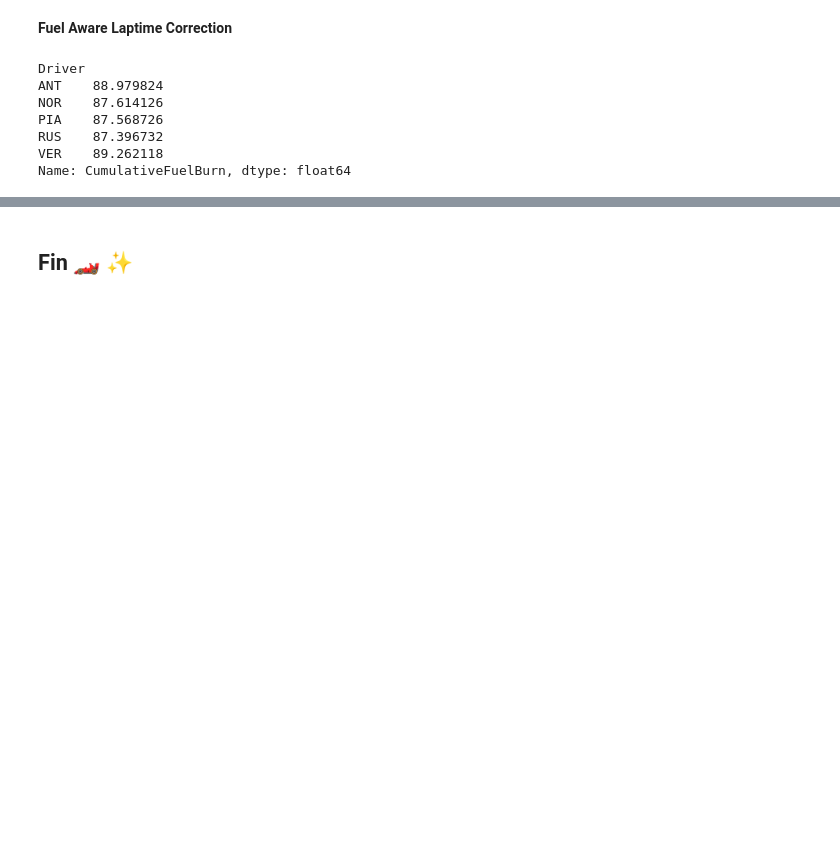
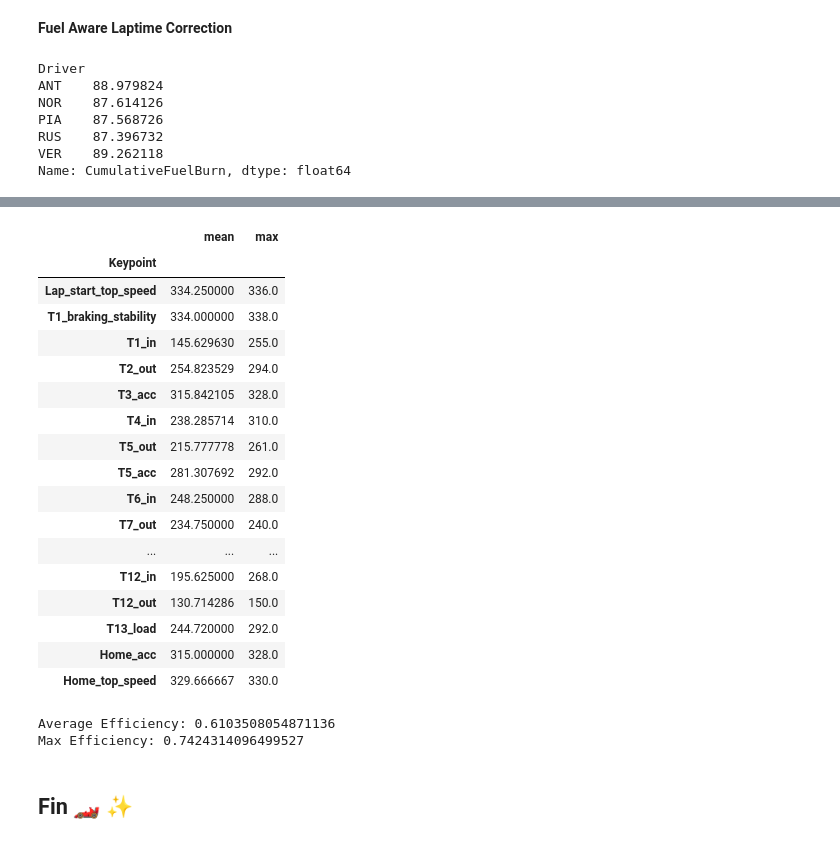
Before and after one commit to anilhimam17/Racing-all-Along, a Jupyter notebook: F1/notebooks/race_debriefs_2025/brazil_2025.ipynb, the cells around one changed output, grey strips where cells are left out. Cells and saved outputs as stored; diff of their text form; code cells hidden in the pictures; blank space fills up the shorter version.

```diff
--- a/F1/notebooks/race_debriefs_2025/brazil_2025.ipynb
+++ b/F1/notebooks/race_debriefs_2025/brazil_2025.ipynb
@@ -314,2 +354,46 @@ Name: CumulativeFuelBurn, dtype: float64
+# %%
+index_corr = pia_laps.groupby("Keypoint", observed=False)["Speed"].agg(["mean", "max"])
+index_corr
+# %% [output]
+|  | mean | max |
+| Keypoint |  |  |
+| Lap_start_top_speed | 334.250000 | 336.0 |
+| T1_braking_stability | 334.000000 | 338.0 |
+| T1_in | 145.629630 | 255.0 |
+| T2_out | 254.823529 | 294.0 |
+| T3_acc | 315.842105 | 328.0 |
+| T4_in | 238.285714 | 310.0 |
+| T5_out | 215.777778 | 261.0 |
+| T5_acc | 281.307692 | 292.0 |
+| T6_in | 248.250000 | 288.0 |
+| T7_out | 234.750000 | 240.0 |
+| ... | ... | ... |
+| T12_in | 195.625000 | 268.0 |
+| T12_out | 130.714286 | 150.0 |
+| T13_load | 244.720000 | 292.0 |
+| Home_acc | 315.000000 | 328.0 |
+| Home_top_speed | 329.666667 | 330.0 |
+# %%
+avg_load_keys = [
+    "T1_in", "T2_out", "T4_in", "T5_out", "T6_in",
+    "T7_out", "T8_in", "T8_out", "T9_in", "T9_out",
+    "T10_in", "T10_out", "T12_in", "T12_out"
+]
+top_speed_keys = [
+    'Lap_start_top_speed', 'T1_braking_stability', 'T3_acc', 'T5_acc',
+    'T10_acc', 'T11_load', 'T13_load', 'Home_acc', 'Home_top_speed'
+]
+
+
+avg_load_keys_mean = sum([index_corr.loc[key]["mean"] for key in avg_load_keys]) / len(avg_load_keys)
+avg_load_keys_max = sum([index_corr.loc[key]["max"] for key in avg_load_keys]) / len(avg_load_keys)
+top_speed_keys_mean = sum([index_corr.loc[key]["mean"] for key in top_speed_keys]) / len(top_speed_keys)
+top_speed_keys_max = sum([index_corr.loc[key]["max"] for key in top_speed_keys]) / len(top_speed_keys)
+
+print(f"Average Efficiency: {avg_load_keys_mean/top_speed_keys_mean}")
+print(f"Max Efficiency: {avg_load_keys_max/top_speed_keys_max}")
+# %% [output]
+Average Efficiency: 0.6103508054871136
+Max Efficiency: 0.7424314096499527
 # %% [markdown]
 ## Fin 🏎️ ✨
```
Also changed, not shown: parts of 6 cells of this notebook.
